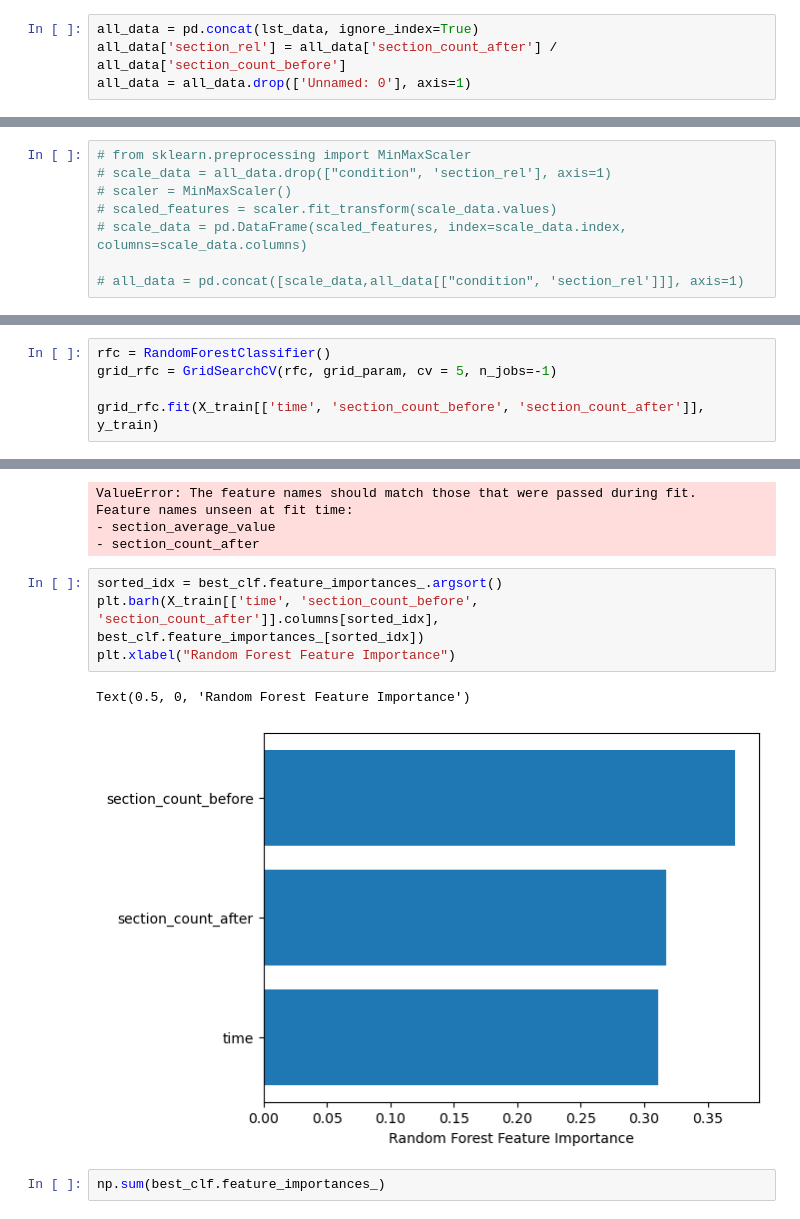
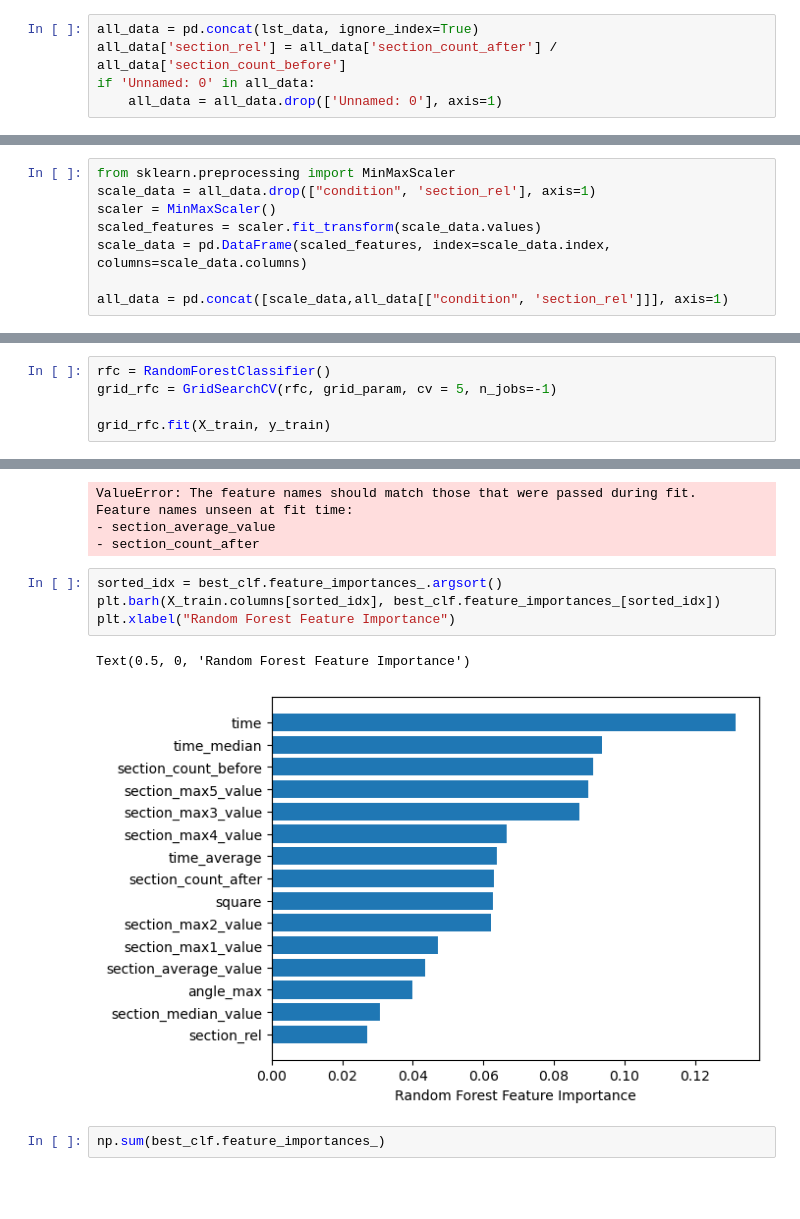
Before and after one commit to Ramson23/detection_mouse_activity, a Jupyter notebook: experiments/analyze.ipynb, the cells around one changed output, grey strips where cells are left out. Saved outputs shown, nothing was run; the diff lists cells and outputs as text; blank space fills up the shorter version.

```diff
--- a/experiments/analyze.ipynb
+++ b/experiments/analyze.ipynb
@@ -15,7 +15,8 @@ for file in lst:
 # %%
 all_data = pd.concat(lst_data, ignore_index=True)
 all_data['section_rel'] = all_data['section_count_after'] / all_data['section_count_before']
-all_data = all_data.drop(['Unnamed: 0'], axis=1)
+if 'Unnamed: 0' in all_data:
+    all_data = all_data.drop(['Unnamed: 0'], axis=1)
 # %%
 tired_state = len(all_data[all_data.condition == 0])
 awake_state = len(all_data[all_data.condition == 1])
@@ -138,11 +137,11 @@ print_hist_boxplot_heatmap(all_data)
 # %%
-# from sklearn.preprocessing import MinMaxScaler
-# scale_data = all_data.drop(["condition", 'section_rel'], axis=1)
-# scaler = MinMaxScaler()
-# scaled_features = scaler.fit_transform(scale_data.values)
-# scale_data = pd.DataFrame(scaled_features, index=scale_data.index, columns=scale_data.columns)
+from sklearn.preprocessing import MinMaxScaler
+scale_data = all_data.drop(["condition", 'section_rel'], axis=1)
+scaler = MinMaxScaler()
+scaled_features = scaler.fit_transform(scale_data.values)
+scale_data = pd.DataFrame(scaled_features, index=scale_data.index, columns=scale_data.columns)
 
-# all_data = pd.concat([scale_data,all_data[["condition", 'section_rel']]], axis=1)
+all_data = pd.concat([scale_data,all_data[["condition", 'section_rel']]], axis=1)
 # %%
 # from joblib import dump, load
 # dump(scaler, 'std_scaler.bin', compress=True)
@@ -350,7 +348,7 @@ grid_param = {
 rfc = RandomForestClassifier()
 grid_rfc = GridSearchCV(rfc, grid_param, cv = 5, n_jobs=-1)
 
-grid_rfc.fit(X_train[['time', 'section_count_before', 'section_count_after']], y_train)
+grid_rfc.fit(X_train, y_train)
 # %% [output]
 GridSearchCV(cv=5, estimator=RandomForestClassifier(), n_jobs=-1,
              param_grid={'criterion': ['gini', 'entropy', 'log_loss'],
@@ -438,11 +436,11 @@ Feature names unseen at fit time:
 - section_count_after
 # %%
 sorted_idx = best_clf.feature_importances_.argsort()
-plt.barh(X_train[['time', 'section_count_before', 'section_count_after']].columns[sorted_idx], best_clf.feature_importances_[sorted_idx])
+plt.barh(X_train.columns[sorted_idx], best_clf.feature_importances_[sorted_idx])
 plt.xlabel("Random Forest Feature Importance")
 # %% [output]
 Text(0.5, 0, 'Random Forest Feature Importance')
-[figure, old version]
+[figure, new version]
 # %%
 np.sum(best_clf.feature_importances_)
 # %% [output]
```
Also changed, not shown: parts of 18 cells of this notebook, 4 other files.
